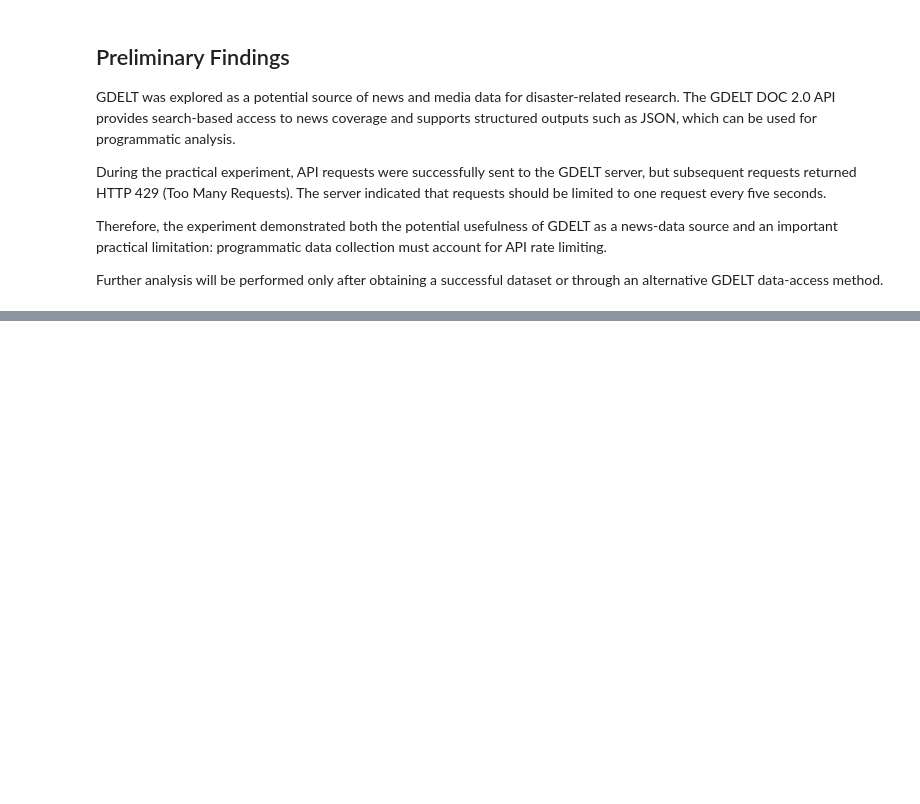
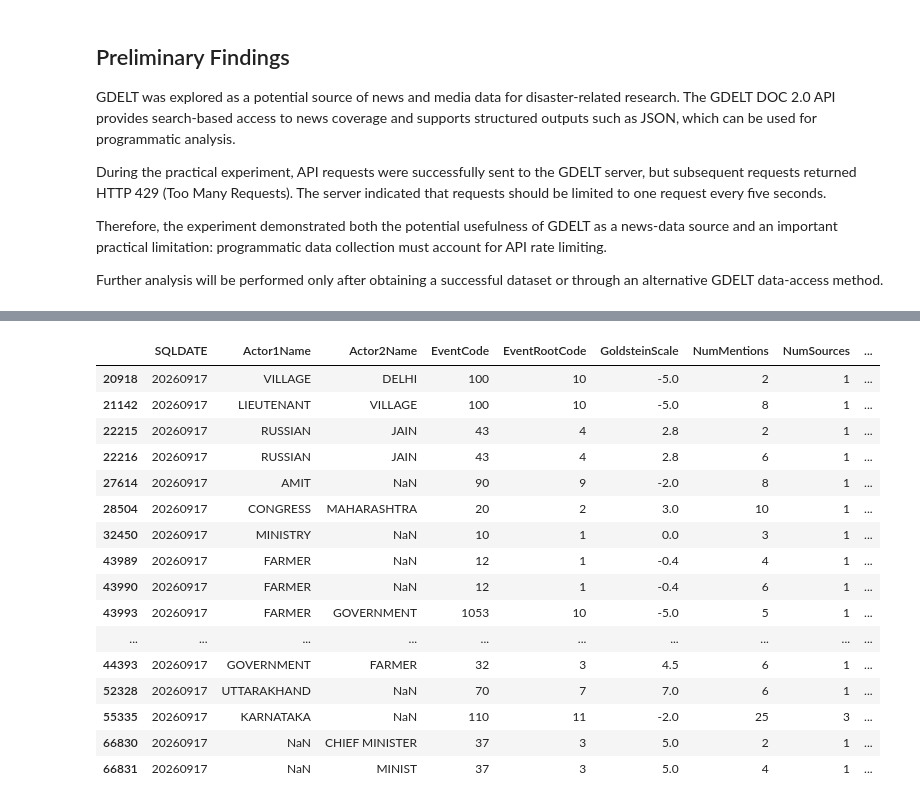
Before and after one commit to Sumaira-K/GDELT-Research, a Jupyter notebook: notebooks/gdelt_exploration.ipynb, the cells around one changed output, grey strips where cells are left out. Drawn from its saved outputs; the diff is of its cells as text; code cells hidden in the pictures; blank space fills up the shorter version.

```diff
--- a/notebooks/gdelt_exploration.ipynb
+++ b/notebooks/gdelt_exploration.ipynb
@@ -192,0 +436,28 @@ dataset or through an alternative GDELT data-access method.
+# %%
+disaster_keywords = [
+    "flood",
+    "earthquake",
+    "cyclone",
+    "storm",
+    "wildfire",
+    "drought",
+    "landslide",
+    "tsunami"
+]
+
+india_disaster_records = india_records[
+    india_records["SOURCEURL"]
+    .fillna("")
+    .str.lower()
+    .str.contains("|".join(disaster_keywords), regex=True)
+].copy()
+
+print("India-associated disaster-related records:",
+      len(india_disaster_records))
+
+print("\nDisaster keyword matches:")
+for keyword in disaster_keywords:
+    count = india_records["SOURCEURL"].fillna("").str.lower().str.contains(
+        keyword, regex=False
+    ).sum()
+    print(f"{keyword}: {count}")
@@ -192,0 +476,35 @@ dataset or through an alternative GDELT data-access method.
+# %%
+india_disaster_records[
+    [
+        "SQLDATE",
+        "Actor1Name",
+        "Actor2Name",
+        "EventCode",
+        "EventRootCode",
+        "GoldsteinScale",
+        "NumMentions",
+        "NumSources",
+        "NumArticles",
+        "AvgTone",
+        "ActionGeo_FullName",
+        "SOURCEURL"
+    ]
+].head(20)
+# %% [output]
+|  | SQLDATE | Actor1Name | Actor2Name | EventCode | EventRootCode | GoldsteinScale | NumMentions | NumSources | ... |
+| 20918 | 20260917 | VILLAGE | DELHI | 100 | 10 | -5.0 | 2 | 1 | ... |
+| 21142 | 20260917 | LIEUTENANT | VILLAGE | 100 | 10 | -5.0 | 8 | 1 | ... |
+| 22215 | 20260917 | RUSSIAN | JAIN | 43 | 4 | 2.8 | 2 | 1 | ... |
+| 22216 | 20260917 | RUSSIAN | JAIN | 43 | 4 | 2.8 | 6 | 1 | ... |
+| 27614 | 20260917 | AMIT | NaN | 90 | 9 | -2.0 | 8 | 1 | ... |
+| 28504 | 20260917 | CONGRESS | MAHARASHTRA | 20 | 2 | 3.0 | 10 | 1 | ... |
+| 32450 | 20260917 | MINISTRY | NaN | 10 | 1 | 0.0 | 3 | 1 | ... |
+| 43989 | 20260917 | FARMER | NaN | 12 | 1 | -0.4 | 4 | 1 | ... |
+| 43990 | 20260917 | FARMER | NaN | 12 | 1 | -0.4 | 6 | 1 | ... |
+| 43993 | 20260917 | FARMER | GOVERNMENT | 1053 | 10 | -5.0 | 5 | 1 | ... |
+| ... | ... | ... | ... | ... | ... | ... | ... | ... | ... |
+| 44393 | 20260917 | GOVERNMENT | FARMER | 32 | 3 | 4.5 | 6 | 1 | ... |
+| 52328 | 20260917 | UTTARAKHAND | NaN | 70 | 7 | 7.0 | 6 | 1 | ... |
+| 55335 | 20260917 | KARNATAKA | NaN | 110 | 11 | -2.0 | 25 | 3 | ... |
+| 66830 | 20260917 | NaN | CHIEF MINISTER | 37 | 3 | 5.0 | 2 | 1 | ... |
+| 66831 | 20260917 | NaN | MINIST | 37 | 3 | 5.0 | 4 | 1 | ... |
```
Also changed, not shown: parts of 19 cells of this notebook, 3 other files.
